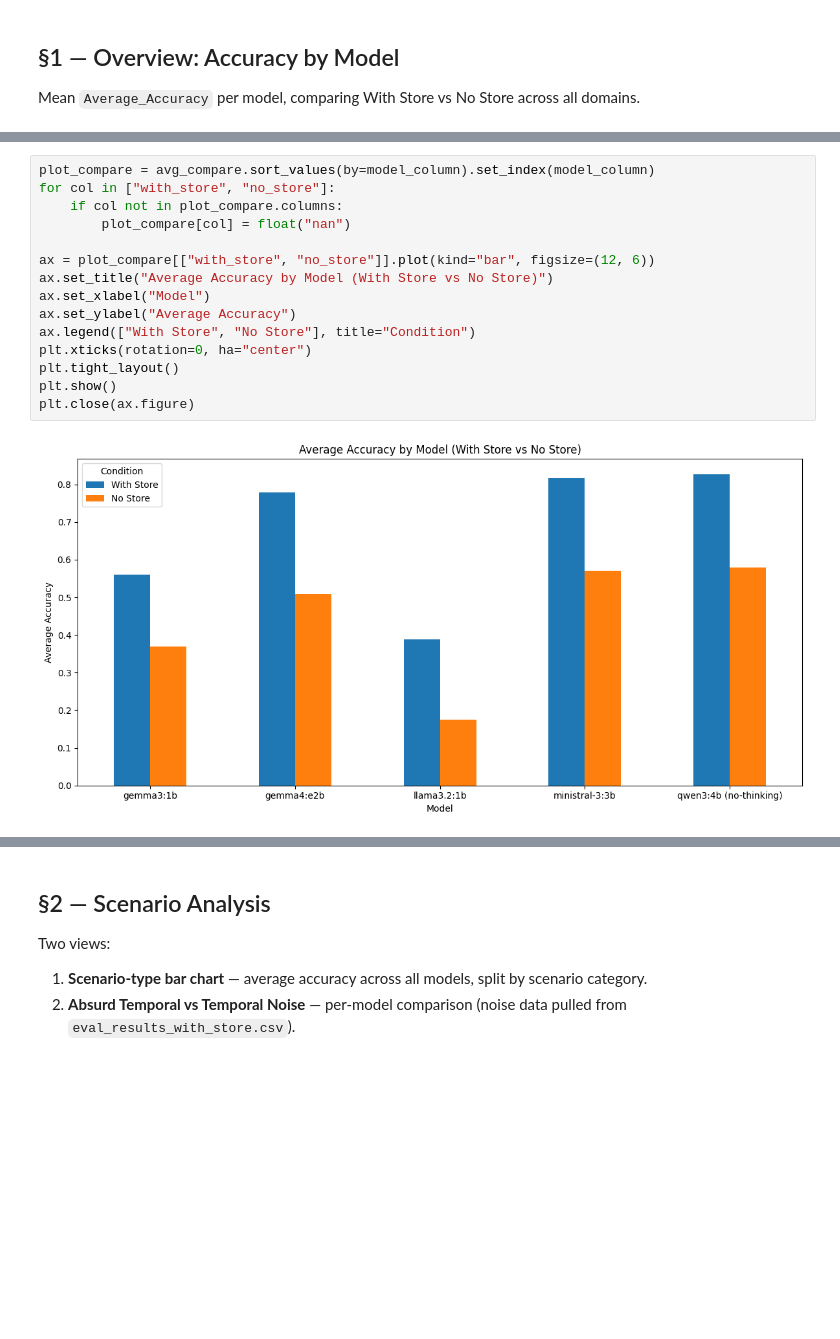
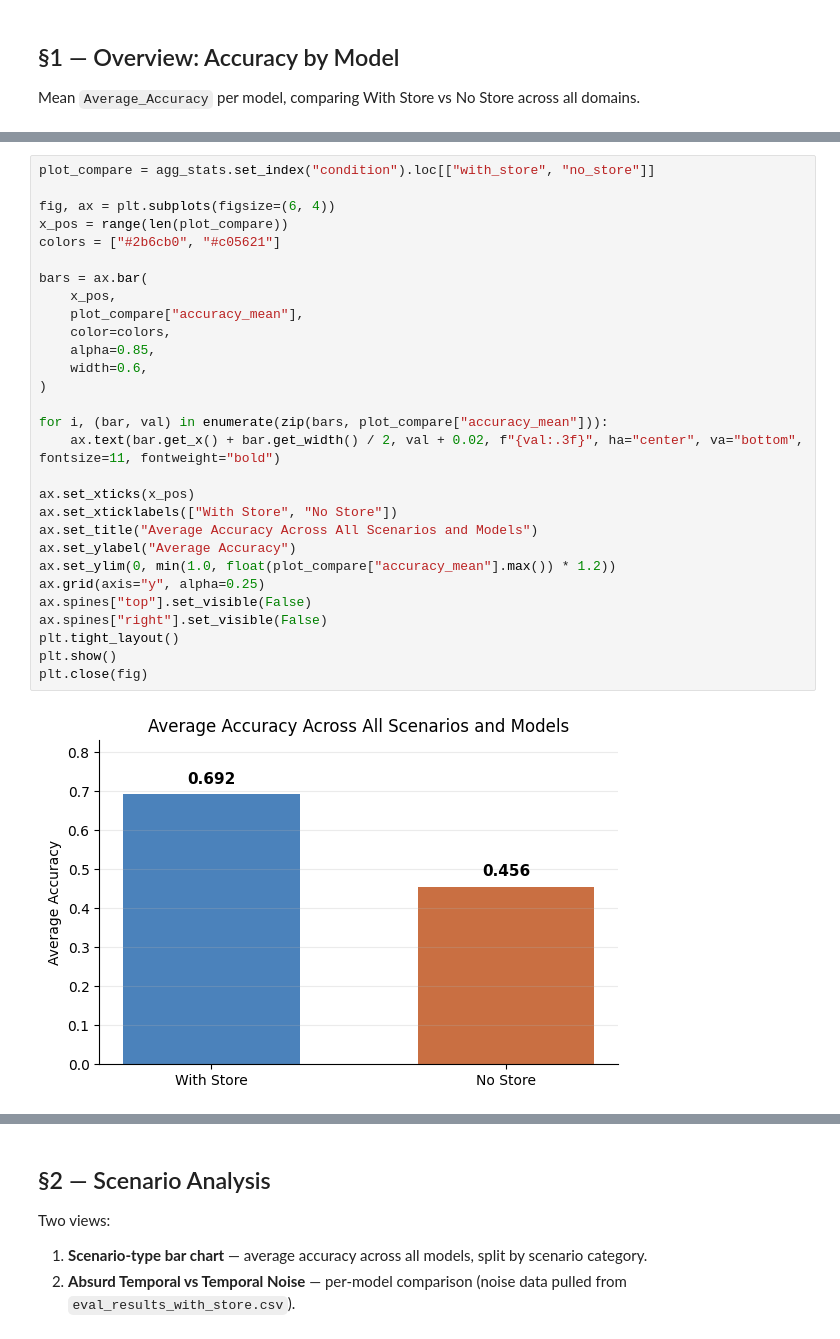
Before and after one commit to sultann-301/Belief-Aware-LLMs, a Jupyter notebook: final_single_agent_analysis.ipynb, the cells around one changed output, grey strips where cells are left out. Saved outputs shown, nothing was run; the diff lists cells and outputs as text; blank space fills up the shorter version.

```diff
--- a/final_single_agent_analysis.ipynb
+++ b/final_single_agent_analysis.ipynb
@@ -150,17 +149,31 @@ display(avg_compare)
 # %%
-plot_compare = avg_compare.sort_values(by=model_column).set_index(model_column)
-for col in ["with_store", "no_store"]:
-    if col not in plot_compare.columns:
-        plot_compare[col] = float("nan")
+plot_compare = agg_stats.set_index("condition").loc[["with_store", "no_store"]]
 
-ax = plot_compare[["with_store", "no_store"]].plot(kind="bar", figsize=(12, 6))
-ax.set_title("Average Accuracy by Model (With Store vs No Store)")
-ax.set_xlabel("Model")
+fig, ax = plt.subplots(figsize=(6, 4))
+x_pos = range(len(plot_compare))
+colors = ["#2b6cb0", "#c05621"]
+
+bars = ax.bar(
+    x_pos,
+    plot_compare["accuracy_mean"],
+    color=colors,
+    alpha=0.85,
+    width=0.6,
+)
+
+for i, (bar, val) in enumerate(zip(bars, plot_compare["accuracy_mean"])):
+    ax.text(bar.get_x() + bar.get_width() / 2, val + 0.02, f"{val:.3f}", ha="center", va="bottom", fontsize=11, fontweight="bold")
+
+ax.set_xticks(x_pos)
+ax.set_xticklabels(["With Store", "No Store"])
+ax.set_title("Average Accuracy Across All Scenarios and Models")
 ax.set_ylabel("Average Accuracy")
-ax.legend(["With Store", "No Store"], title="Condition")
-plt.xticks(rotation=0, ha="center")
+ax.set_ylim(0, min(1.0, float(plot_compare["accuracy_mean"].max()) * 1.2))
+ax.grid(axis="y", alpha=0.25)
+ax.spines["top"].set_visible(False)
+ax.spines["right"].set_visible(False)
 plt.tight_layout()
 plt.show()
-plt.close(ax.figure)
+plt.close(fig)
 # %% [output]
-[figure, old version]
+[figure, new version]
```
Also changed, not shown: parts of 8 cells of this notebook, 11 other files.
